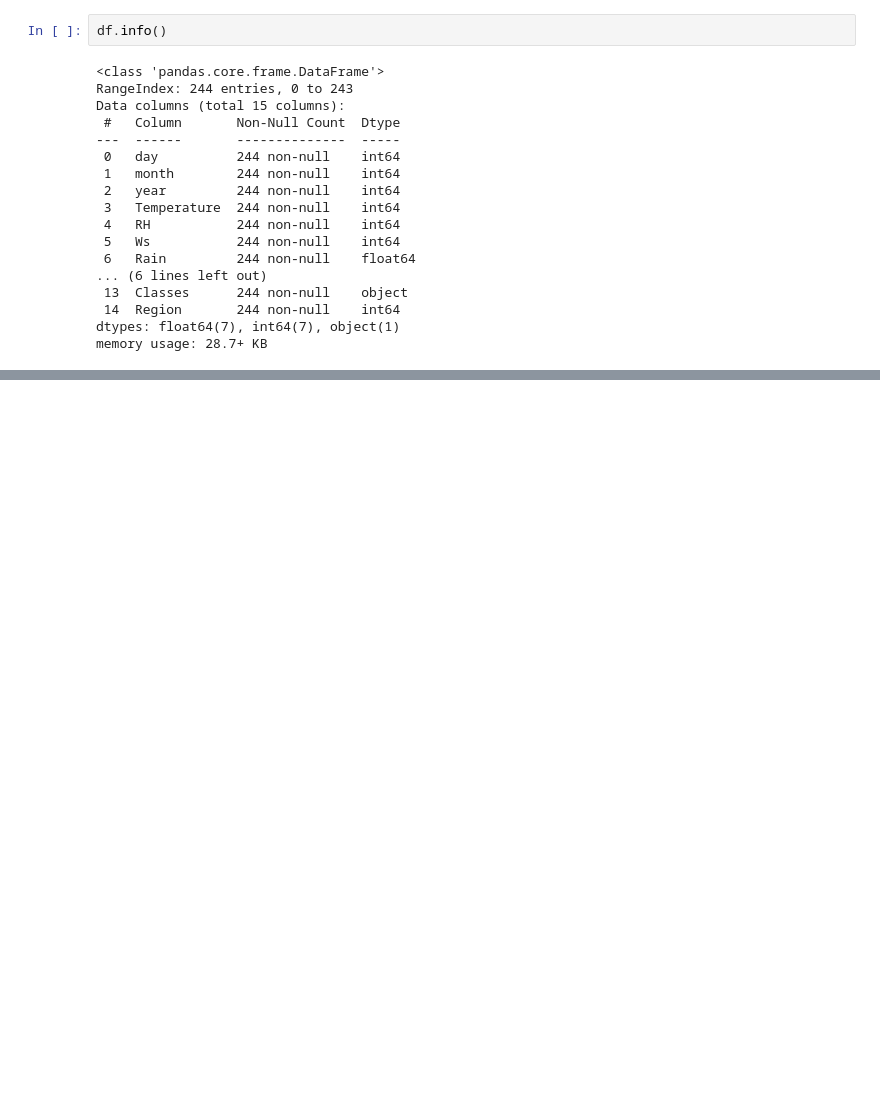
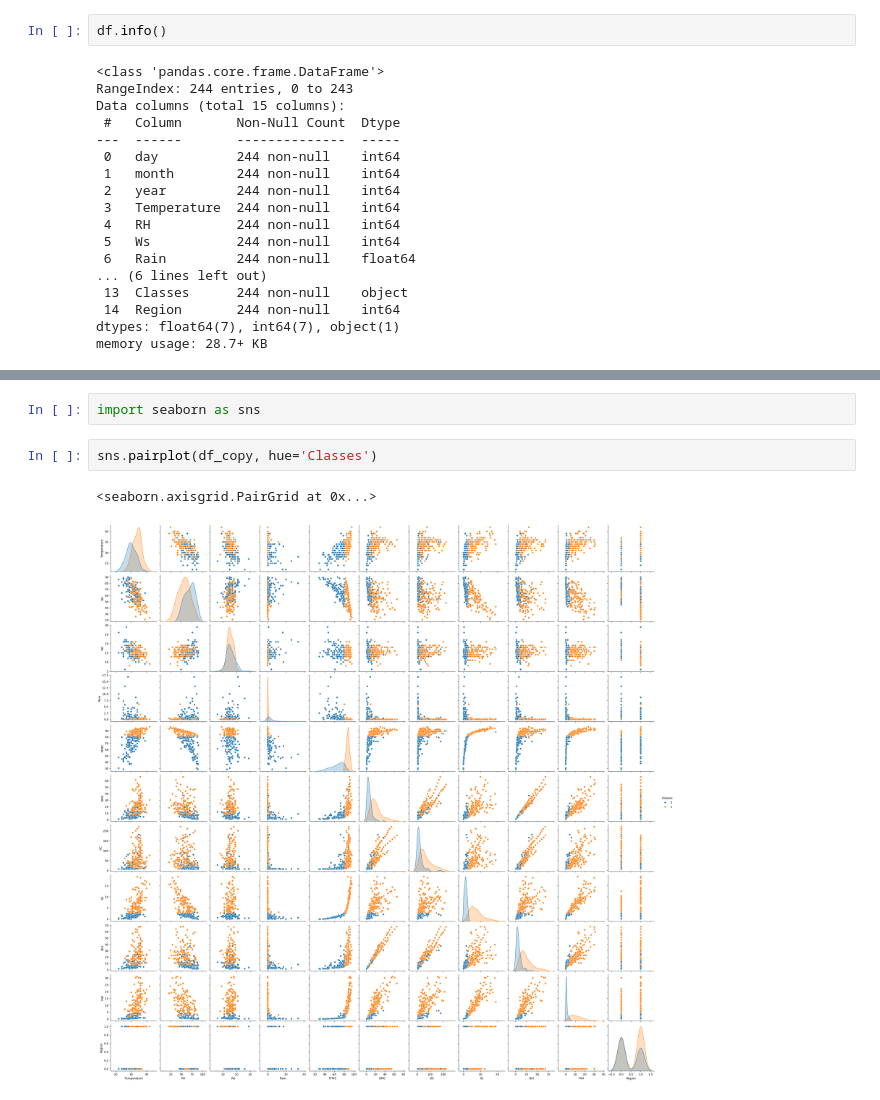
Before and after one commit to SawhneySatvik/MachineLearning, a Jupyter notebook: 06.Regression/ForestFires.ipynb, the cells around one changed output, grey strips where cells are left out. Drawn from its saved outputs; the diff is of its cells as text; blank space fills up the shorter version.

```diff
--- a/06.Regression/ForestFires.ipynb
+++ b/06.Regression/ForestFires.ipynb
@@ -138,0 +173,7 @@ KeyError: "None of [Index(['DCFWI'], dtype='object')] are in the [columns]"
+# %%
+import seaborn as sns
+# %%
+sns.pairplot(df_copy, hue='Classes')
+# %% [output]
+<seaborn.axisgrid.PairGrid at 0x...>
+[figure, added]
```
Also changed, not shown: parts of 12 cells of this notebook.
